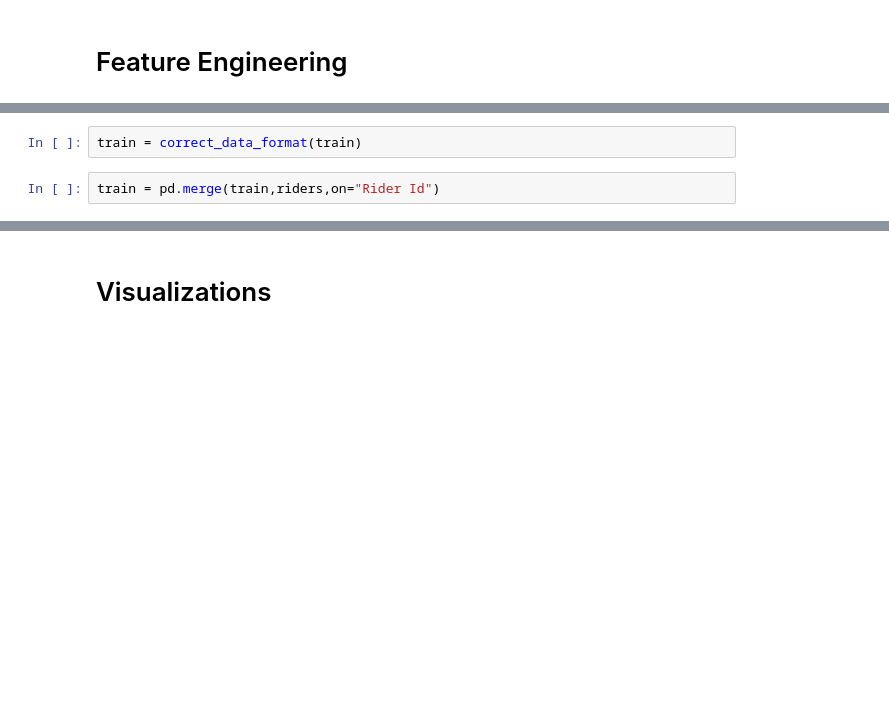
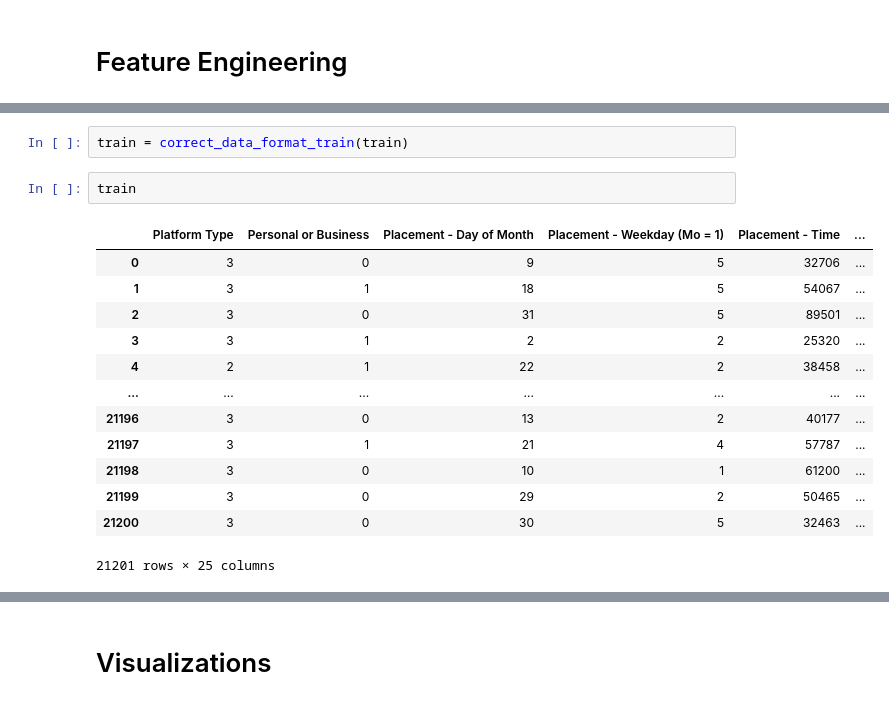
Before and after one commit to explore-thulani/sendy-logistics-challenge, a Jupyter notebook: EDA_Mukwevho.ipynb, the cells around one changed output, grey strips where cells are left out. Drawn from its saved outputs; the diff is of its cells as text; blank space fills up the shorter version.

```diff
--- a/EDA_Mukwevho.ipynb
+++ b/EDA_Mukwevho.ipynb
@@ -140,6 +177,20 @@ def correct_data_format(df):
 
     return df
 # %%
-train = correct_data_format(train)
+train = correct_data_format_train(train)
-# %%
-train = pd.merge(train,riders,on="Rider Id")
+# %%
+train
+# %% [output]
+|  | Platform Type | Personal or Business | Placement - Day of Month | Placement - Weekday (Mo = 1) | Placement - Time | ... |
+| 0 | 3 | 0 | 9 | 5 | 32706 | ... |
+| 1 | 3 | 1 | 18 | 5 | 54067 | ... |
+| 2 | 3 | 0 | 31 | 5 | 89501 | ... |
+| 3 | 3 | 1 | 2 | 2 | 25320 | ... |
+| 4 | 2 | 1 | 22 | 2 | 38458 | ... |
+| ... | ... | ... | ... | ... | ... | ... |
+| 21196 | 3 | 0 | 13 | 2 | 40177 | ... |
+| 21197 | 3 | 1 | 21 | 4 | 57787 | ... |
+| 21198 | 3 | 0 | 10 | 1 | 61200 | ... |
+| 21199 | 3 | 0 | 29 | 2 | 50465 | ... |
+| 21200 | 3 | 0 | 30 | 5 | 32463 | ... |
+21201 rows × 25 columns
```
Also changed, not shown: parts of 32 cells of this notebook, 3 other files.
